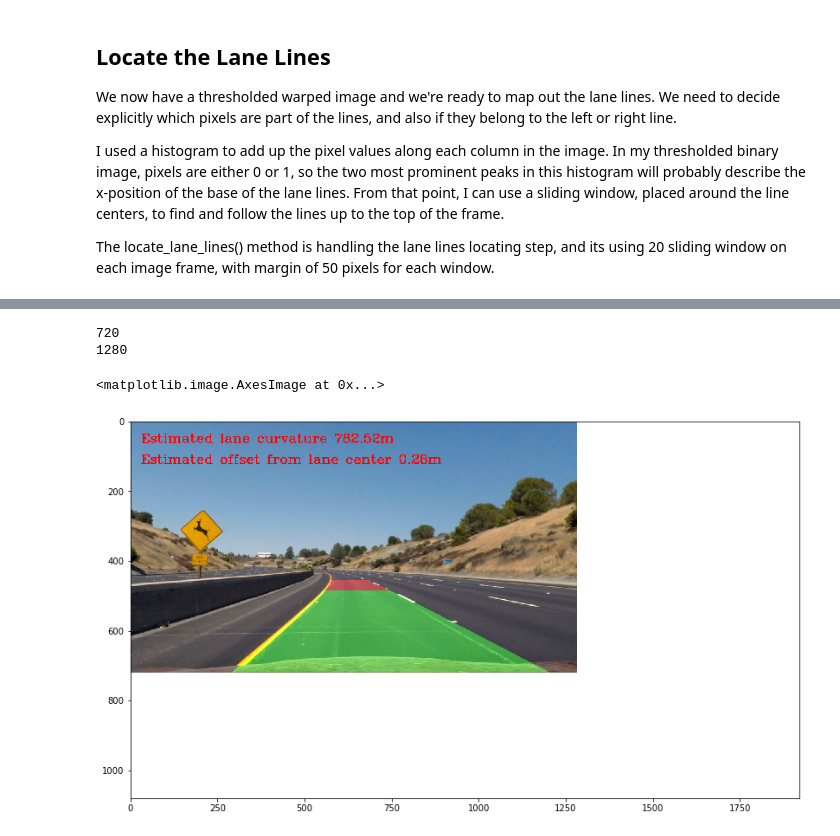
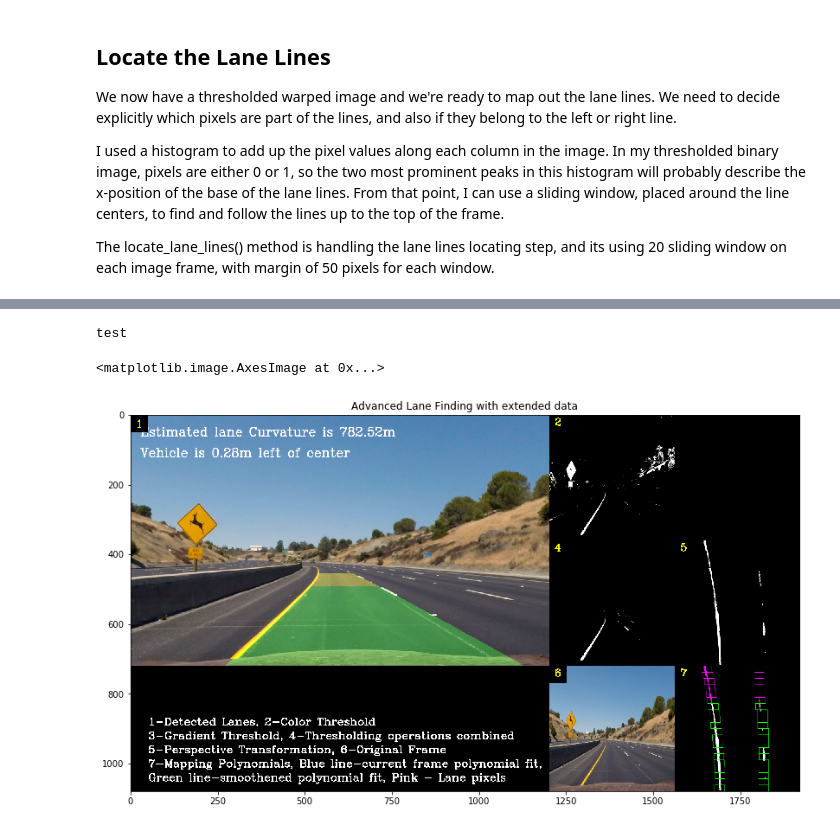
Before and after one commit to shmulik-willinger/advanced_lane_finding, a Jupyter notebook: Advanced_Lane_Finding.ipynb, the cells around one changed output, grey strips where cells are left out. Cells and saved outputs as stored; diff of their text form; code cells hidden in the pictures.

```diff
--- a/Advanced_Lane_Finding.ipynb
+++ b/Advanced_Lane_Finding.ipynb
@@ -680,10 +748,11 @@ class Line():
         self.allx = None
         #y values for detected line pixels
         self.ally = None
-        #smoothen the n frames
-        self.smoothen_nframes = 10
+        #Smoothing last n frames
+        self.smoothing_frames = 10
         #first frame
-        self.first_frame = True
+        self.is_first_frame = True
 
 left_lane = Line()
 right_lane = Line()
+font = cv2.FONT_HERSHEY_COMPLEX
@@ -690,23 +761,18 @@ right_lane = Line()
 # %%
-%matplotlib inline
-
-def draw_on_original(warped, left_fitx, right_fitx, ploty, Minv):
+def draw_lane(warped, ploty, Minv):
     # Create an image to draw the lines on
-    #warp_zero = np.zeros_like(warped).astype(np.uint8)
-    #color_warp = np.dstack((warp_zero, warp_zero, warp_zero))
     color_warp = np.zeros_like(warped).astype(np.uint8)
 
     # Recast the x and y points into usable format for cv2.fillPoly()
-    pts_left = np.array([np.transpose(np.vstack([left_fitx, ploty]))])
-    pts_right = np.array([np.flipud(np.transpose(np.vstack([right_fitx, ploty])))])
+    pts_left = np.array([np.transpose(np.vstack([left_lane.bestx, ploty]))])
+    pts_right = np.array([np.flipud(np.transpose(np.vstack([right_lane.bestx, ploty])))])
     pts = np.hstack((pts_left, pts_right))
 
-    # Draw the lane with low confidence region (red)
-    cv2.fillPoly(color_warp, np.int_([pts]), (255, 0, 0))
+    #safety region will be green, the continue path will be yellow
+    cv2.fillPoly(color_warp, np.int_([pts]), (255, 255, 0))
 
-    #confidence region in green
-    pts_left = np.array([np.transpose(np.vstack([left_fitx[400:], ploty[400:]]))])
-    pts_right = np.array([np.flipud(np.transpose(np.vstack([right_fitx[400:], ploty[400:]])))])
+    pts_left = np.array([np.transpose(np.vstack([left_lane.bestx[450:], ploty[450:]]))])
+    pts_right = np.array([np.flipud(np.transpose(np.vstack([right_lane.bestx[450:], ploty[450:]])))])
     pts = np.hstack((pts_left, pts_right))
 
     # Draw the lane onto the warped blank image
@@ -715,7 +781,6 @@ def draw_on_original(warped, left_fitx, right_fitx, ploty, Minv):
     # Warp the blank back to original image space using inverse perspective matrix (Minv)
     newwarp = cv2.warpPerspective(color_warp, Minv, (image.shape[1], image.shape[0]))
     # Combine the result with the original image
-    result = cv2.addWeighted(warped, 1, newwarp, 0.4, 0)
-    #plt.imshow(result)
+    result = cv2.addWeighted(warped, 1, newwarp, 0.3, 0)
 
     return result
@@ -813,15 +891,32 @@ def pipeline(img):
+# %%
+# Running the pipeline on a test image.
+# This cell will print the standard image output
+%matplotlib inline
+
+image = mpimg.imread('C:\\data\\distortion\\test2.jpg')
+
+#mapped_lane = pipeline(image)
+#plt.figure(figsize=(15, 8))
+#plt.title('Advanced Lane Finding')
+#plt.imshow(mapped_lane)
+
+mapped_lane = pipeline(image, print_extended_view=True)
+plt.figure(figsize=(15, 8))
+plt.title('Advanced Lane Finding with extended data')
+plt.imshow(mapped_lane)
+# %% [output]
+test
+<matplotlib.image.AxesImage at 0x...>
+[figure, added]
 # %%
+# Running the pipeline on a test image
 %matplotlib inline
+
 image = mpimg.imread('C:\\data\\distortion\\test2.jpg')
-mapped_lane = pipeline(image)
+mapped_lane = standard_view_pipeline(image)
 
 plt.figure(figsize=(15, 8))
-plt.xlim(0, 1920)
-plt.ylim(1080, 0)
+#plt.xlim(0, 1920)
+#plt.ylim(1080, 0)
 plt.imshow(mapped_lane)
-# %% [output]
-720
-1280
-<matplotlib.image.AxesImage at 0x...>
-[figure, removed]
 # %%
```
Also changed, not shown: parts of 10 cells of this notebook, 28 other files.
